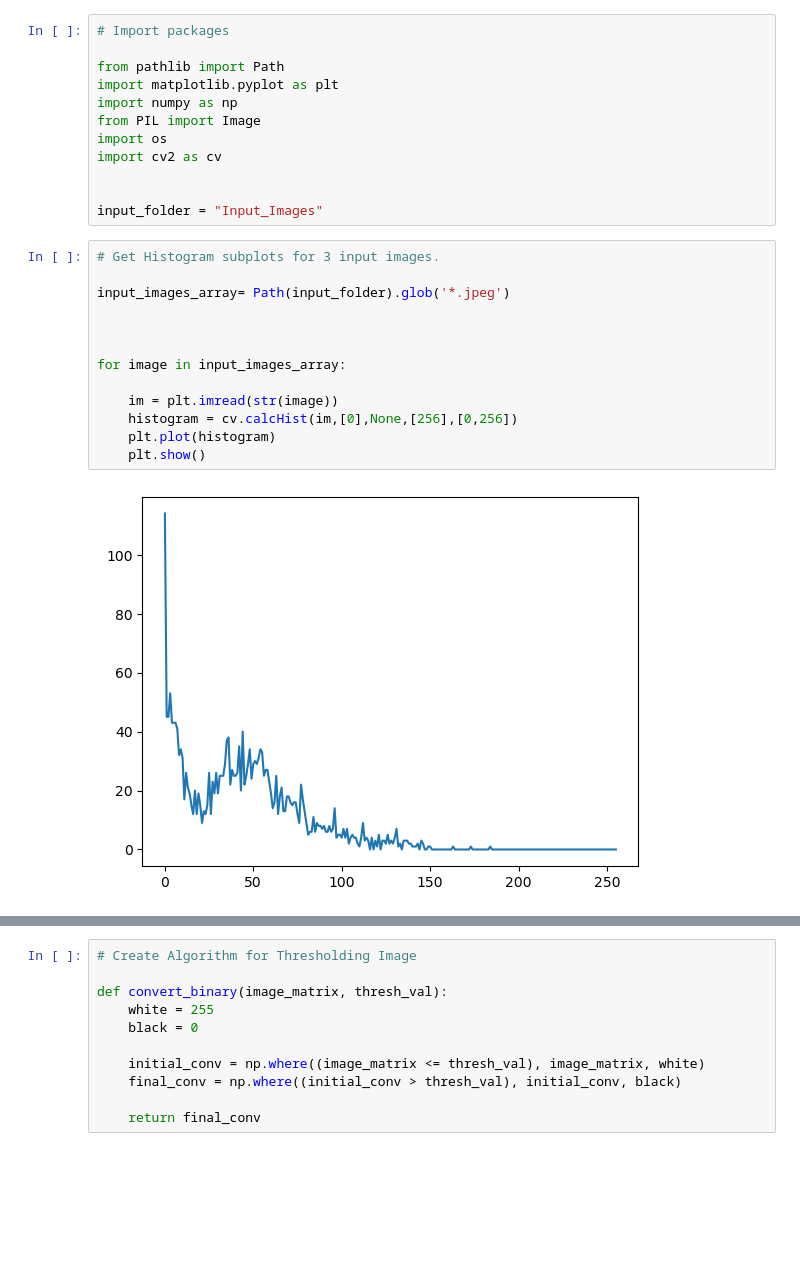
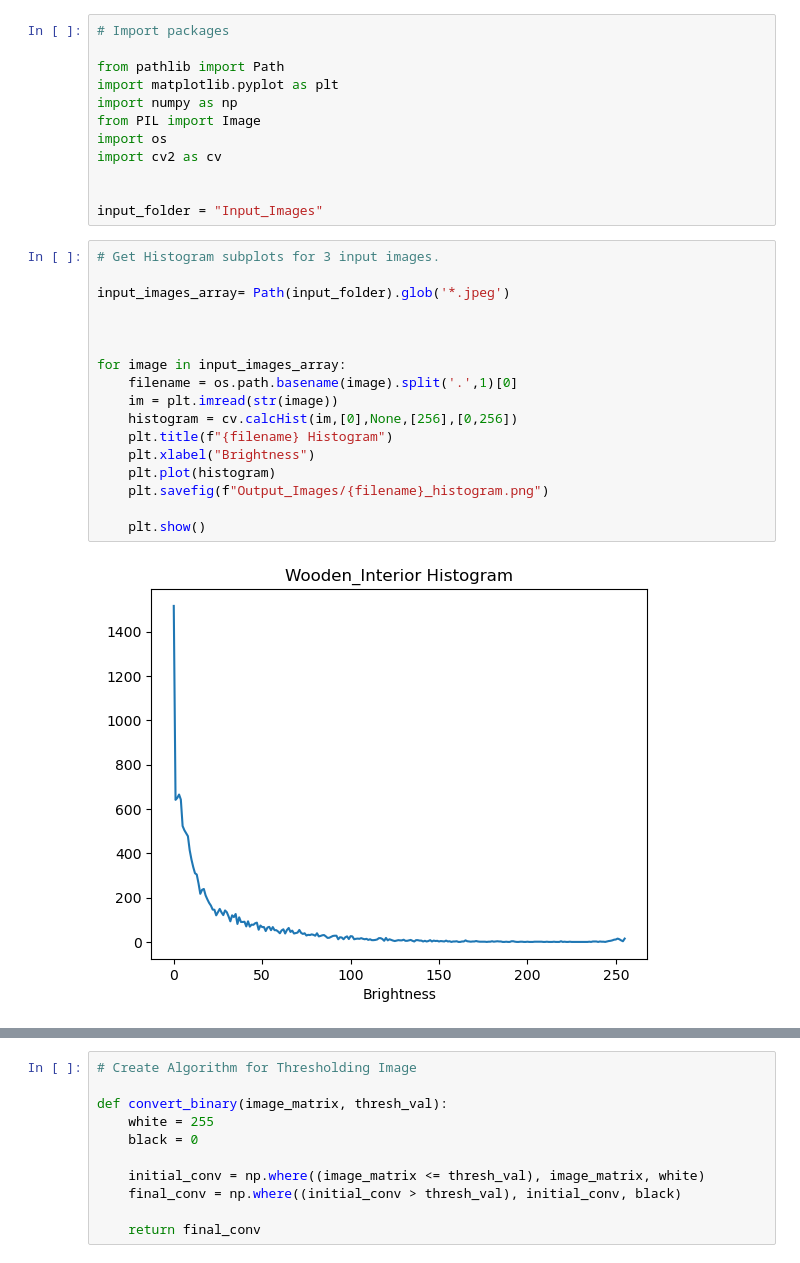
Before and after one commit to lamcnguyen89/CAP5415_Assignments, a Jupyter notebook: Assignment_05/01_Thresholding_Binarization.ipynb, the cells around one changed output, grey strips where cells are left out. Drawn from its saved outputs; the diff is of its cells as text; blank space fills up the shorter version.

Commit message:
Saved histogram images for Assignment 5

```diff
--- a/Assignment_05/01_Thresholding_Binarization.ipynb
+++ b/Assignment_05/01_Thresholding_Binarization.ipynb
@@ -31,15 +31,19 @@ input_folder = "Input_Images"
 # %%
 # Get Histogram subplots for 3 input images.
 
 input_images_array= Path(input_folder).glob('*.jpeg')
 
 
 
 for image in input_images_array:
-
+    filename = os.path.basename(image).split('.',1)[0]
     im = plt.imread(str(image))
     histogram = cv.calcHist(im,[0],None,[256],[0,256])
+    plt.title(f"{filename} Histogram")
+    plt.xlabel("Brightness")
     plt.plot(histogram)
+    plt.savefig(f"Output_Images/{filename}_histogram.png")
+
     plt.show()
 # %% [output]
-[figure, old version]
+[figure, new version]
```
Also changed, not shown: parts of 3 cells of this notebook, 3 other files.
